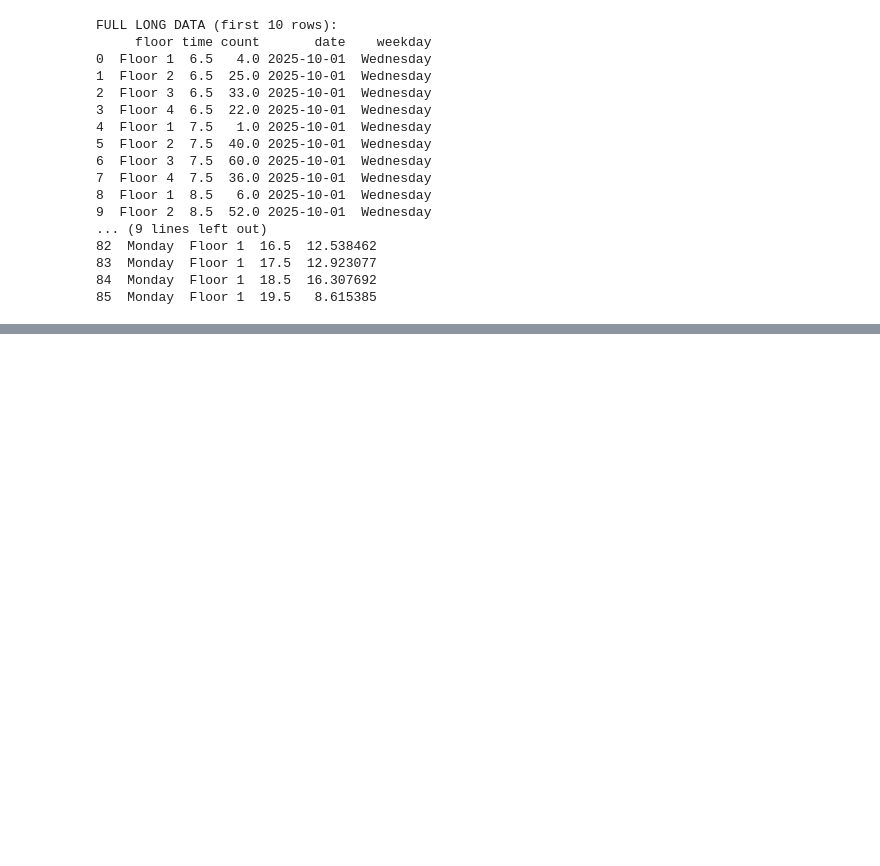
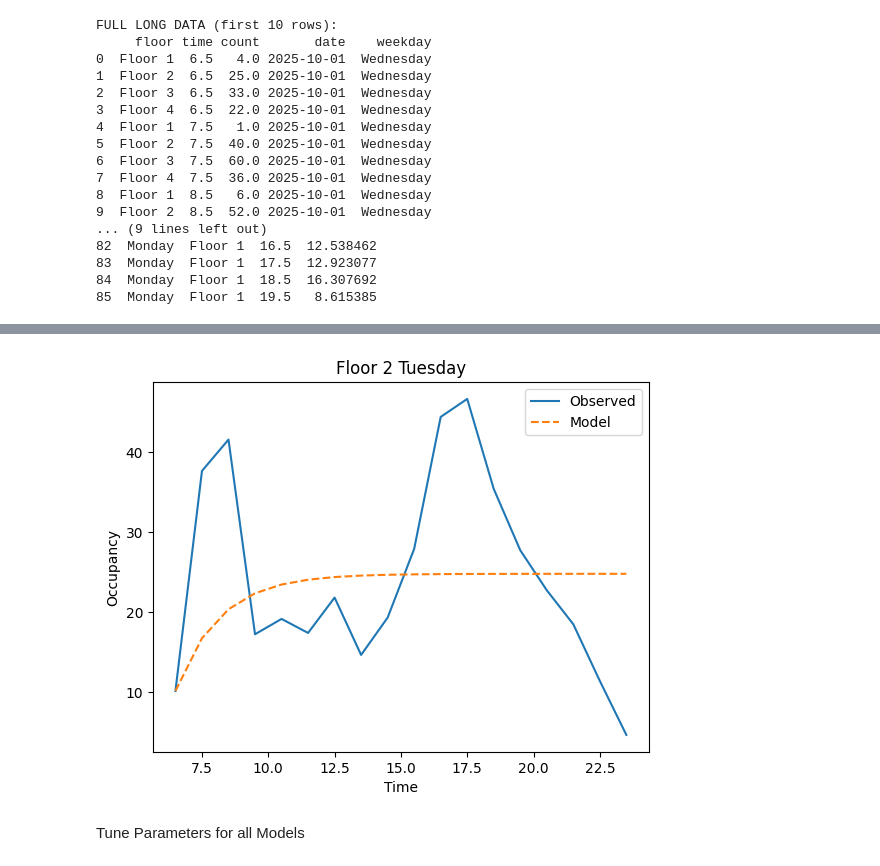
Before and after one commit to sofieutoft/gym_traffic, a Jupyter notebook: data_cleaning.ipynb, the cells around one changed output, grey strips where cells are left out. Drawn from its saved outputs; the diff is of its cells as text; code cells hidden in the pictures; blank space fills up the shorter version.

Commit message:
Finished data cleaning & modeling.

```diff
--- a/data_cleaning.ipynb
+++ b/data_cleaning.ipynb
@@ -188,0 +198,6 @@ FULL LONG DATA (first 10 rows):
+# %%
+def constant_arrival_model(x, r, g, alpha):
+    """
+    Computes x_{n+1} from x_n
+    """
+    return (r * x + g) / (1 + alpha * x)
@@ -188,0 +280,37 @@ FULL LONG DATA (first 10 rows):
+# %%
+import numpy as np
+
+def simulate_floor(df_floor, params):
+    x = [df_floor["count"].iloc[0]]
+    for _ in range(len(df_floor) - 1):
+        x.append(
+            constant_arrival_model(
+                x[-1], params["r"], params["g"], params["alpha"]
+            )
+        )
+    return np.array(x)
+# %%
+import matplotlib.pyplot as plt
+
+day = "Tuesday"
+floor = "Floor 2"
+
+df_test = weekly_avg[
+    (weekly_avg["weekday"] == day) &
+    (weekly_avg["floor"] == floor)
+].sort_values("time")
+
+params = fit_floor_model(df_test)
+x_hat = simulate_floor(df_test, params)
+
+plt.plot(df_test["time"], df_test["count"], label="Observed")
+plt.plot(df_test["time"], x_hat, label="Model", linestyle="--")
+plt.xlabel("Time")
+plt.ylabel("Occupancy")
+plt.legend()
+plt.title(f"{floor} {day}")
+plt.show()
+# %% [output]
+[figure, added]
+# %% [markdown]
+Tune Parameters for all Models
```
Also changed, not shown: parts of 12 cells of this notebook, 3 other files.
